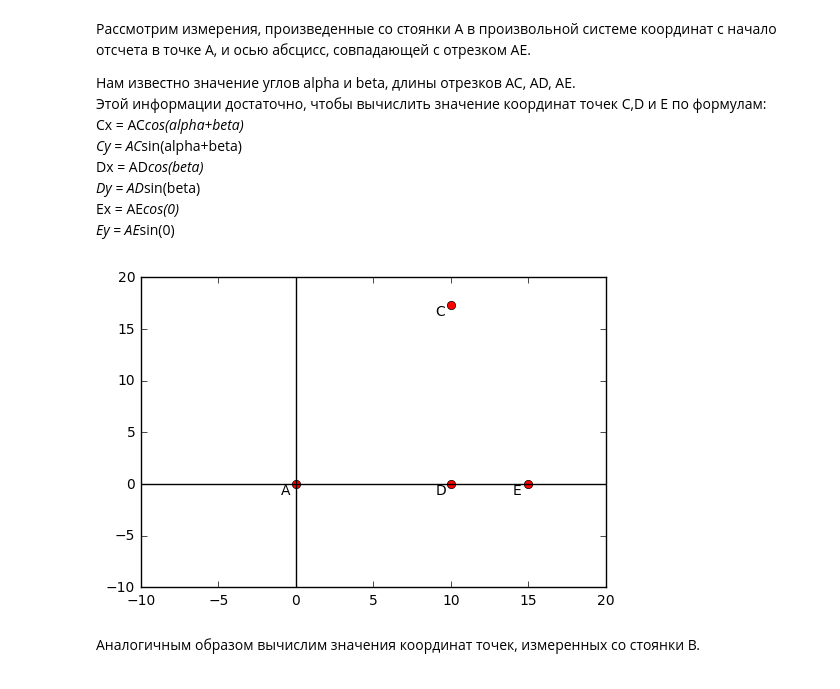
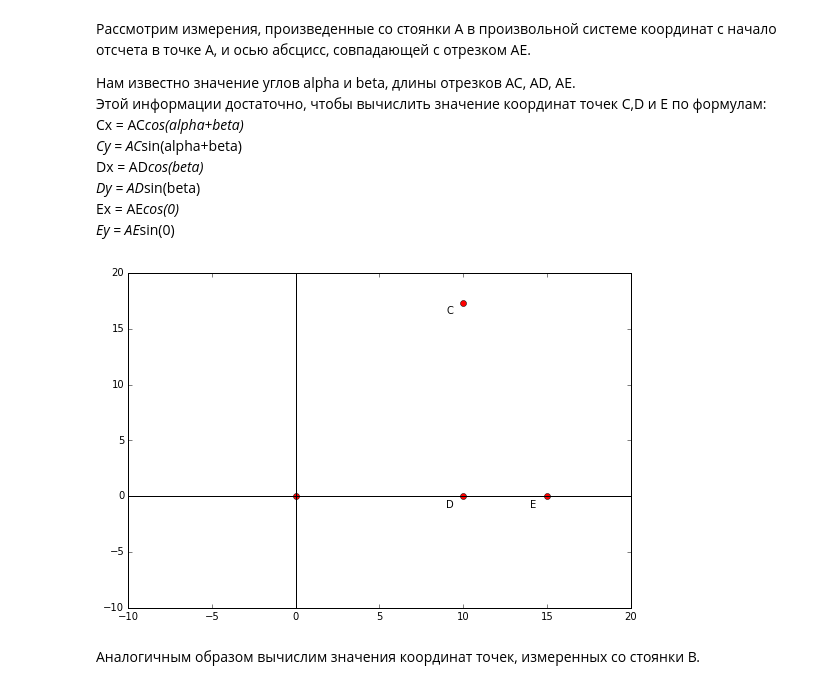
Before and after one commit to mexgil/bispor, a Jupyter notebook: Untitled.ipynb, the cells around one changed output. Saved outputs shown, nothing was run; the diff lists cells and outputs as text; code cells hidden in the pictures.

```diff
--- a/Untitled.ipynb
+++ b/Untitled.ipynb
@@ -21,33 +21,41 @@ Ey = AE*sin(0)
 # %%
 #Image(filename=('images/2.jpg'))
 
 import matplotlib.pyplot as plt
+%matplotlib inline
+
+fig_size = [9,6]
+plt.rcParams["figure.figsize"] = fig_size
+
 from math import cos, sin, acos, sqrt
 
 alpha = 1.0472
 beta = 0
 AE = 15
 AD = 10
 AC = 20
 
 Cx = AC*cos(alpha+beta)
 Cy = AC*sin(alpha+beta)
 Dx = AD*cos(beta)
 Dy = AD*sin(beta)
 Ex = AE
 Ey = 0
 
-plt.plot([0,Cx,Dx,Ex],[0,Cy,Dy,Ey],'ro')
-plt.axhline(0, color='black')
-plt.axvline(0, color='black')
-plt.axis([-10, 20, -10, 20])
-plt.annotate('A', xy=(0, 0),xytext=(-1,-1))
-plt.annotate('C', xy=(Cx, Cy),xytext=(Cx-1,Cy-1))
-plt.annotate('D', xy=(Dx, Dy),xytext=(Dx-1,Dy-1))
-plt.annotate('E', xy=(Ex, Ey),xytext=(Ex-1,Ey-1))
-plt.show()
+def npl(Cx,Cy,Dx,Dy,Ex,Ey,lt='CDE'):
+    plt.plot([0,Cx,Dx,Ex],[0,Cy,Dy,Ey],'ro')
+    plt.axhline(0, color='black')
+    plt.axvline(0, color='black')
+    plt.axis([-10, 20, -10, 20])
+    #plt.annotate('A', xy=(0, 0),xytext=(-1,-1))
+    plt.annotate(lt[0], xy=(Cx, Cy),xytext=(Cx-1,Cy-1))
+    plt.annotate(lt[1], xy=(Dx, Dy),xytext=(Dx-1,Dy-1))
+    plt.annotate(lt[2], xy=(Ex, Ey),xytext=(Ex-1,Ey-1))
+    return plt.show()
+
+npl(Cx,Cy,Dx,Dy,Ex,Ey)
 # %% [output]
-[figure, old version]
+[figure, new version]
 # %% [markdown]
 Аналогичным образом вычислим значения координат точек, измеренных со стоянки B.
 # %%
```
Also changed, not shown: parts of 16 cells of this notebook, 1 other file.
